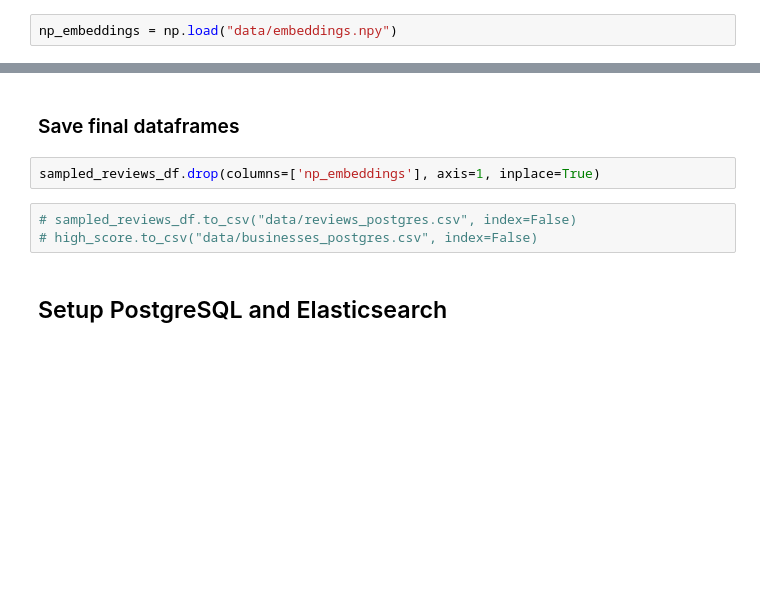
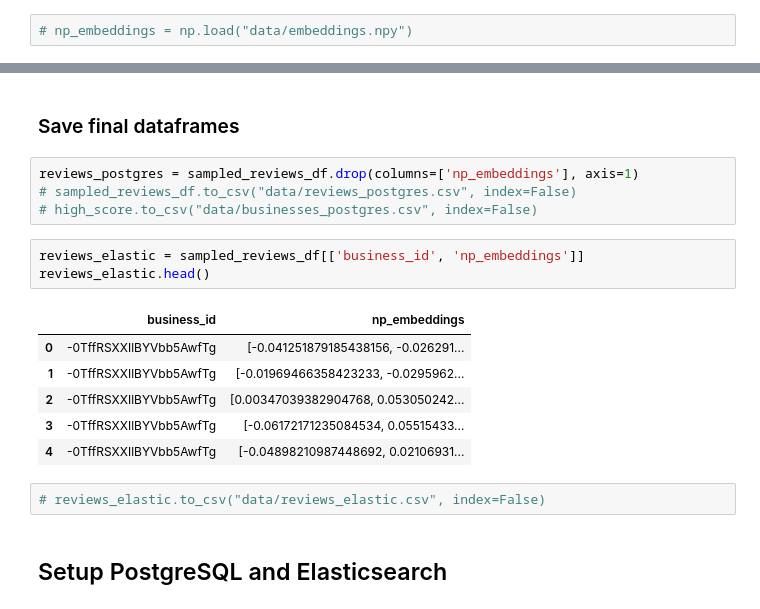
Before and after one commit to MaksimObukhov/restaurant-semantic-search-app, a Jupyter notebook: yelp_main.ipynb, the cells around one changed output, grey strips where cells are left out. Drawn from its saved outputs; the diff is of its cells as text; blank space fills up the shorter version.

Commit message:
Add reviews df for elastic

```diff
--- a/yelp_main.ipynb
+++ b/yelp_main.ipynb
@@ -250,7 +250,7 @@ We performed sentence embedding using Google Colab T4 GPU (took 50 minutes)
 # %% [markdown]
 ### Load the embeddings
 # %%
-np_embeddings = np.load("data/embeddings.npy")
+# np_embeddings = np.load("data/embeddings.npy")
 # %%
 embedding_df = pd.DataFrame({"np_embeddings": np_embeddings.tolist()})
 embedding_df.head()
@@ -266,11 +266,22 @@ sampled_reviews_df.reset_index(drop=True, inplace=True)
 sampled_reviews_df = pd.concat([sampled_reviews_df, embedding_df], axis=1)
 # %% [markdown]
 ### Save final dataframes
-# %%
-sampled_reviews_df.drop(columns=['np_embeddings'], axis=1, inplace=True)
 # %%
+reviews_postgres = sampled_reviews_df.drop(columns=['np_embeddings'], axis=1)
 # sampled_reviews_df.to_csv("data/reviews_postgres.csv", index=False)
 # high_score.to_csv("data/businesses_postgres.csv", index=False)
+# %%
+reviews_elastic = sampled_reviews_df[['business_id', 'np_embeddings']]
+reviews_elastic.head()
+# %% [output]
+|  | business_id | np_embeddings |
+| 0 | -0TffRSXXIlBYVbb5AwfTg | [-0.041251879185438156, -0.026291... |
+| 1 | -0TffRSXXIlBYVbb5AwfTg | [-0.01969466358423233, -0.0295962... |
+| 2 | -0TffRSXXIlBYVbb5AwfTg | [0.00347039382904768, 0.053050242... |
+| 3 | -0TffRSXXIlBYVbb5AwfTg | [-0.06172171235084534, 0.05515433... |
+| 4 | -0TffRSXXIlBYVbb5AwfTg | [-0.04898210987448692, 0.02106931... |
+# %%
+# reviews_elastic.to_csv("data/reviews_elastic.csv", index=False)
 # %% [markdown]
 ## Setup PostgreSQL and Elasticsearch
 # %%
```
